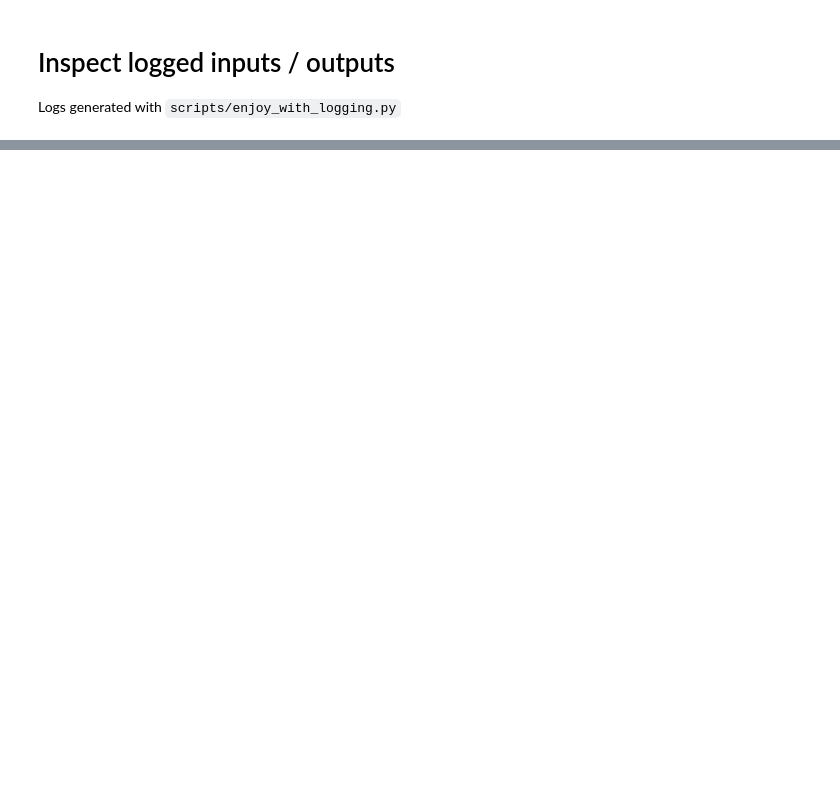
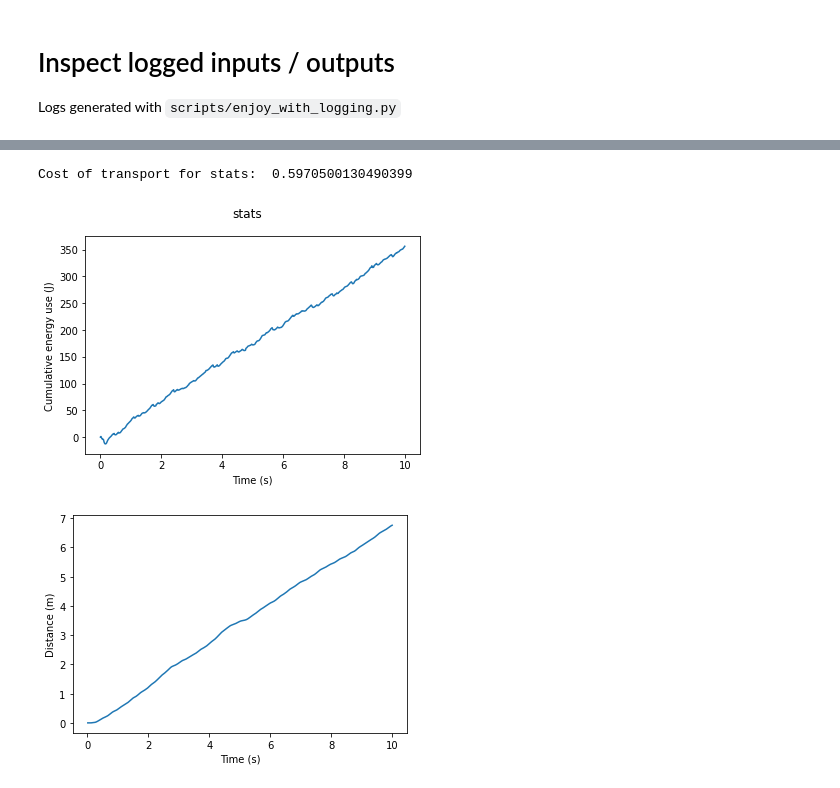
Before and after one commit to mcx-lab/rl-baselines3-zoo, a Jupyter notebook: notebooks/inspect_stats.ipynb, the cells around one changed output, grey strips where cells are left out. Drawn from its saved outputs; the diff is of its cells as text; code cells hidden in the pictures; blank space fills up the shorter version.

```diff
--- a/notebooks/inspect_stats.ipynb
+++ b/notebooks/inspect_stats.ipynb
@@ -106,3 +110,32 @@ WARNING:matplotlib.legend:No handles with labels found to put in legend.
+# %%
+def plot_cost_of_transport(stats, stats_dir, normalizer):
+
+    time = stats['time']
+    motor_vel = stats['motor_velocity'] # angvel, s^-1
+    motor_torque = stats['motor_torque'] # Nm
+
+    import matplotlib.pyplot as plt
+    fig, ax = plt.subplots()
+    fig.suptitle(stats_dir.name)
+    energy_use_per_time_step = np.sum(motor_torque * motor_vel, axis=1) * time[0]
+    total_energy_use = np.cumsum(energy_use_per_time_step)
+    ax.set_xlabel("Time (s)")
+    ax.set_ylabel("Cumulative energy use (J)")
+    ax.plot(time[:-1], total_energy_use[:-1])
+
+    fig, ax = plt.subplots()
+    ax.set_xlabel("Time (s)")
+    ax.set_ylabel("Distance (m)")
+    ax.plot(time[:-1], stats['base_pos'][:-1,0])
+
+    print(f"Cost of transport for {stats_dir.name}: ", total_energy_use[-2] / stats['base_pos'][-2,0] / 9.81 / 9.0)
+
+for stats, stats_dir in zip(statss, stats_dirs):
+    plot_cost_of_transport(stats, stats_dir, normalizer)
+# %% [output]
+Cost of transport for stats:  0.5970500130490399
+[figure, added]
+[figure, added]
 # %%
 import matplotlib.pyplot as plt
 from scipy.stats import spearmanr
```
Also changed, not shown: parts of 5 cells of this notebook, 1 other file.
